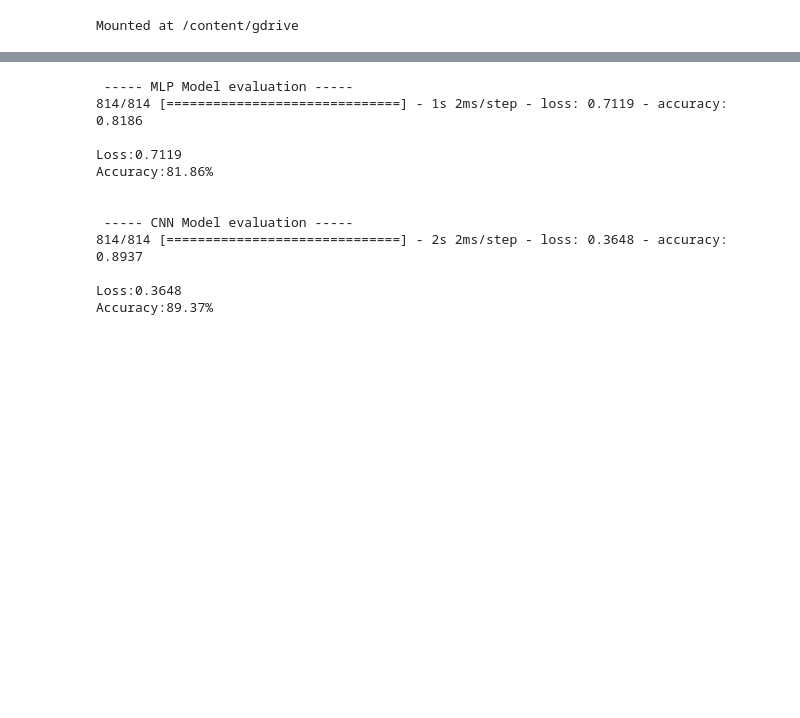
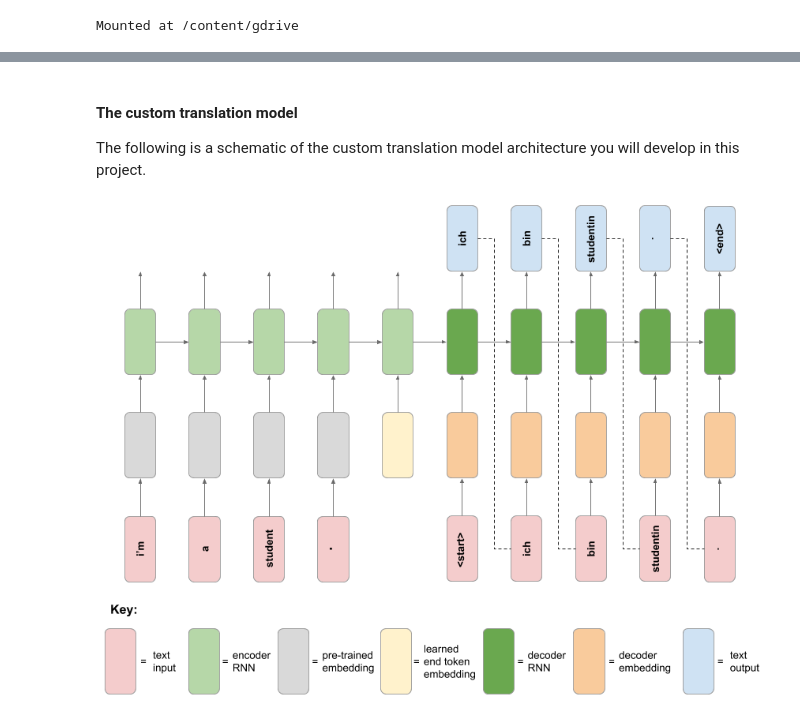
Before and after one commit to nicoaira/getting_started_with_Tensorflow2.0, a Jupyter notebook: Capstone_Project.ipynb, the cells around one changed output, grey strips where cells are left out. Cells and saved outputs as stored; diff of their text form; code cells hidden in the pictures; blank space fills up the shorter version.

```diff
--- a/Capstone_Project.ipynb
+++ b/Capstone_Project.ipynb
@@ -434,30 +52,0 @@ fig.show()
-# %%
-# Finally, we will evaluate the overall performance of both models in the test set
-
-print(' ----- MLP Model evaluation -----')
-
-NPL_test = MLP_model.evaluate(X_test, y_test)
-
-print('\nLoss:{:.04f}'.format(NPL_test[0]))
-print('Accuracy:{:.02f}%\n\n'.format(NPL_test[1]*100))
-
-
-print(' ----- CNN Model evaluation ----- ')
-
-CNN_test = CNN_model.evaluate(X_test, y_test)
-
-print('\nLoss:{:.04f}'.format(CNN_test[0]))
-print('Accuracy:{:.02f}%'.format(CNN_test[1]*100))
-# %% [output]
- ----- MLP Model evaluation -----
-814/814 [==============================] - 1s 2ms/step - loss: 0.7119 - accuracy: 0.8186
-
-Loss:0.7119
-Accuracy:81.86%
-
-
- ----- CNN Model evaluation -----
-814/814 [==============================] - 2s 2ms/step - loss: 0.3648 - accuracy: 0.8937
-
-Loss:0.3648
-Accuracy:89.37%
@@ -463,0 +92,10 @@ Accuracy:89.37%
+# %% [markdown]
+#### The custom translation model
+The following is a schematic of the custom translation model architecture you will develop in this project.
+# %%
+# Run this cell to download and view a schematic diagram for the neural translation model
+
+!wget -q -O neural_translation_model.png --no-check-certificate "https://docs.google.com/uc?export=download&id=1XsS1VlXoaEo-RbYNilJ9jcscNZvsSPmd"
+Image("neural_translation_model.png")
+# %% [output]
+[figure, added]
```
Also changed, not shown: parts of 103 cells of this notebook.
